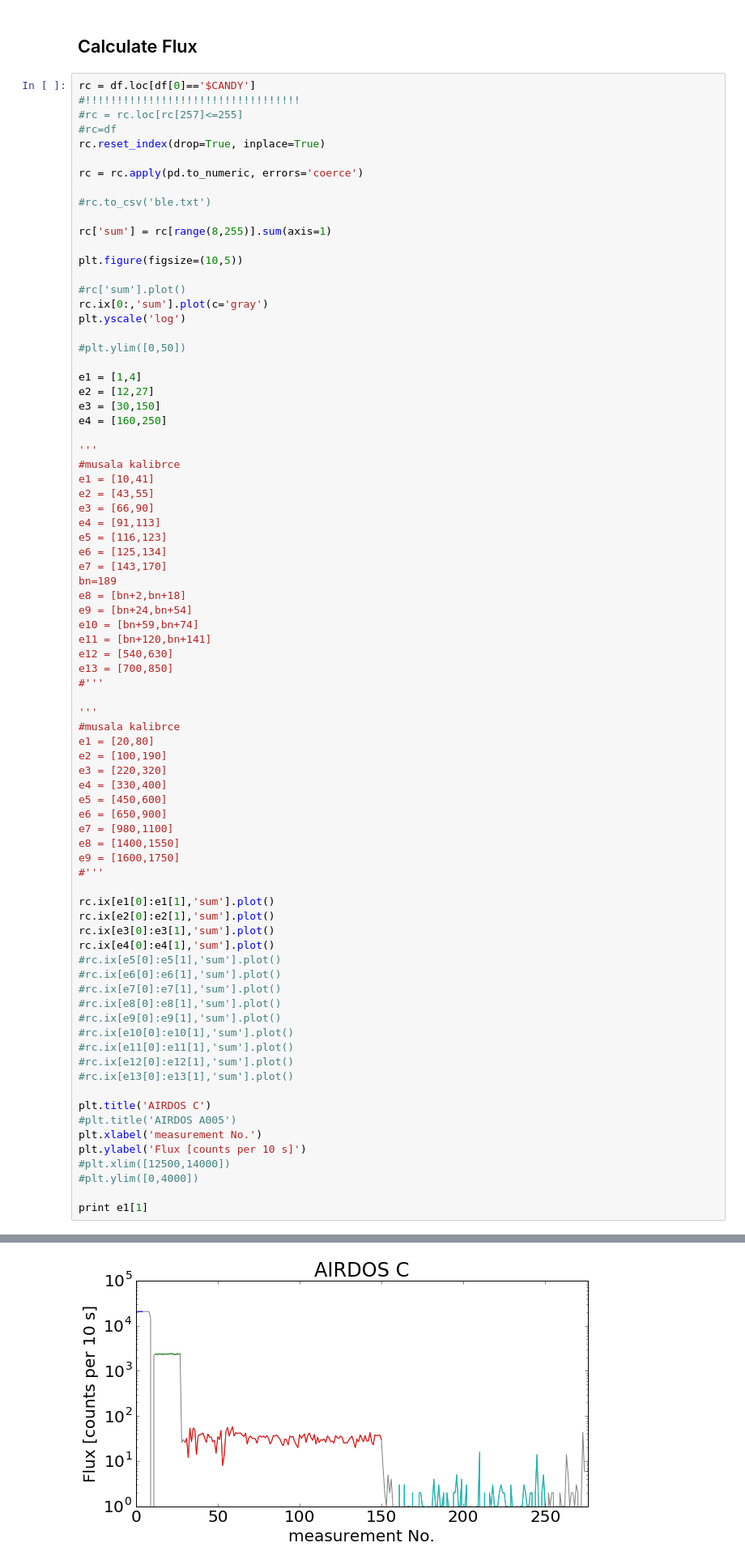
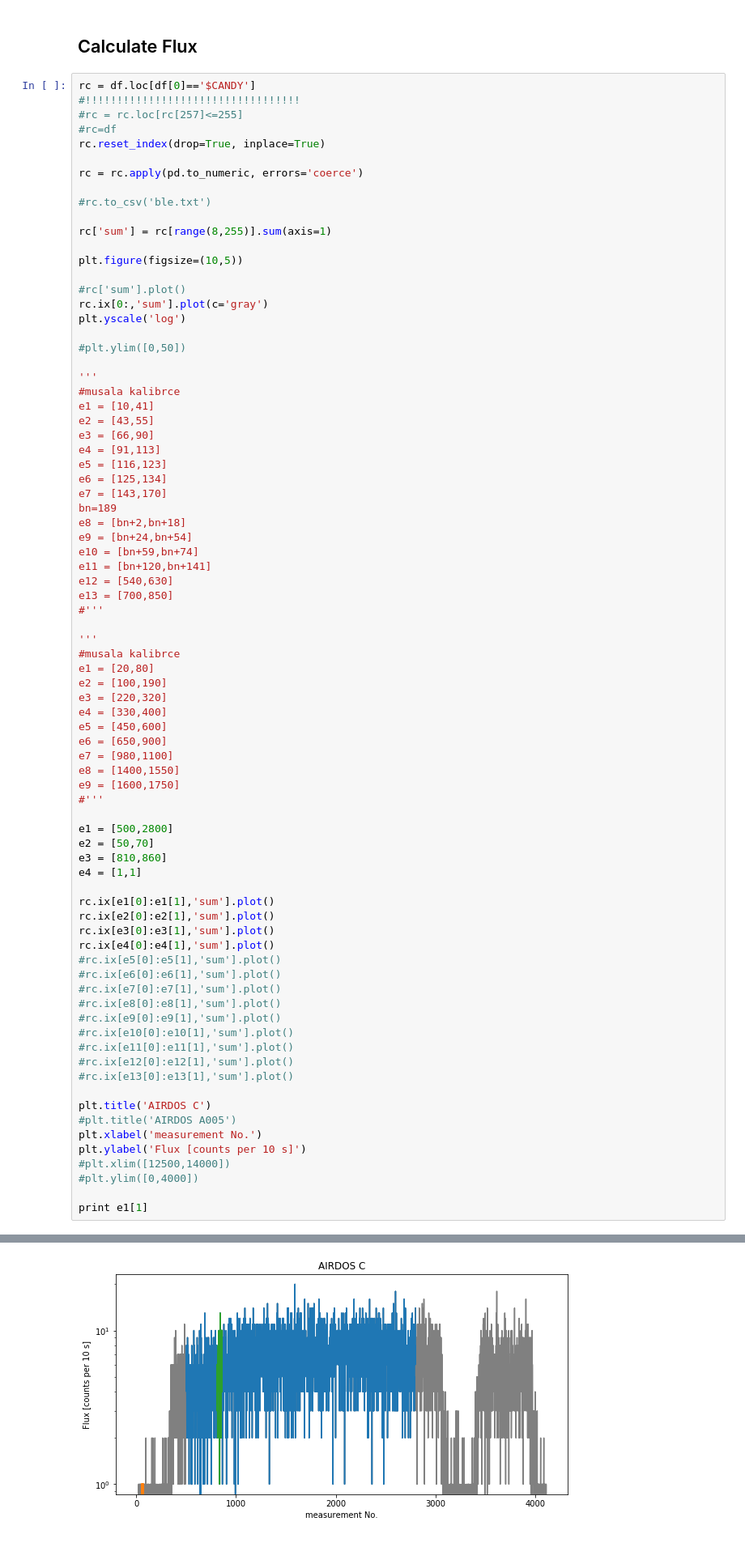
Before and after one commit to ODZ-UJF-AV-CR/AIRDOS-parser, a Jupyter notebook: AIRDOS-F.ipynb, the cells around one changed output, grey strips where cells are left out. Shown at 81% size. Drawn from its saved outputs; the diff is of its cells as text.

```diff
--- a/AIRDOS-F.ipynb
+++ b/AIRDOS-F.ipynb
@@ -85,11 +85,6 @@ rc.ix[0:,'sum'].plot(c='gray')
 plt.yscale('log')
 
 #plt.ylim([0,50])
-
-e1 = [1,4]
-e2 = [12,27]
-e3 = [30,150]
-e4 = [160,250]
 
 '''
 #musala kalibrce
@@ -122,6 +117,11 @@ e8 = [1400,1550]
 e9 = [1600,1750]
 #'''
 
+e1 = [500,2800]
+e2 = [50,70]
+e3 = [810,860]
+e4 = [1,1]
+
 rc.ix[e1[0]:e1[1],'sum'].plot()
 rc.ix[e2[0]:e2[1],'sum'].plot()
 rc.ix[e3[0]:e3[1],'sum'].plot()
@@ -149,4 +166,4 @@ print e1[1]
-[figure, old version]
+[figure, new version]
 # %% [markdown]
 ## Energy spectrum
 # %%
```
Also changed, not shown: parts of 5 cells of this notebook, 3 other files.
